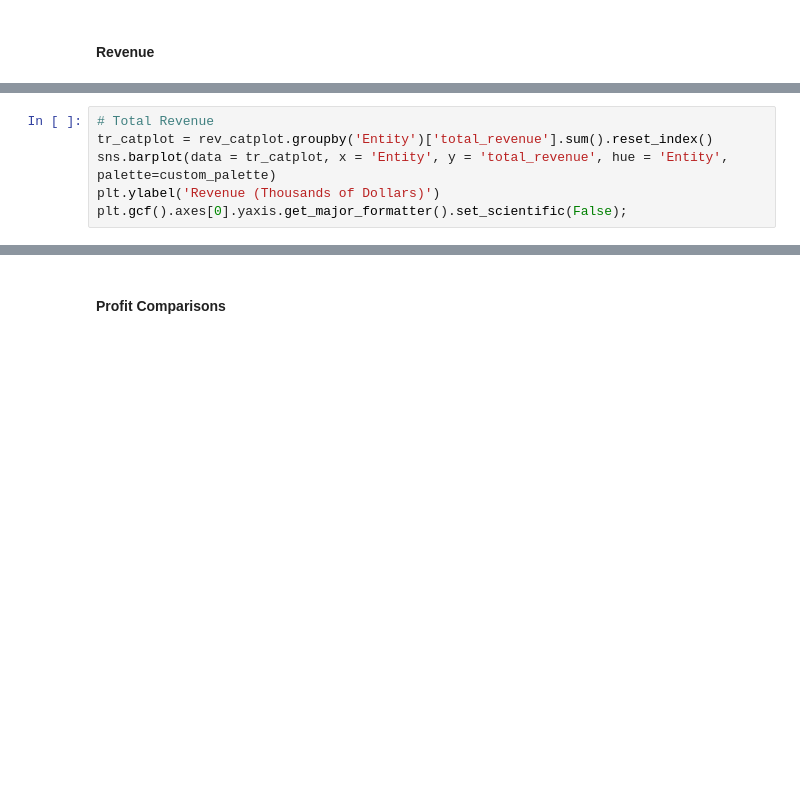
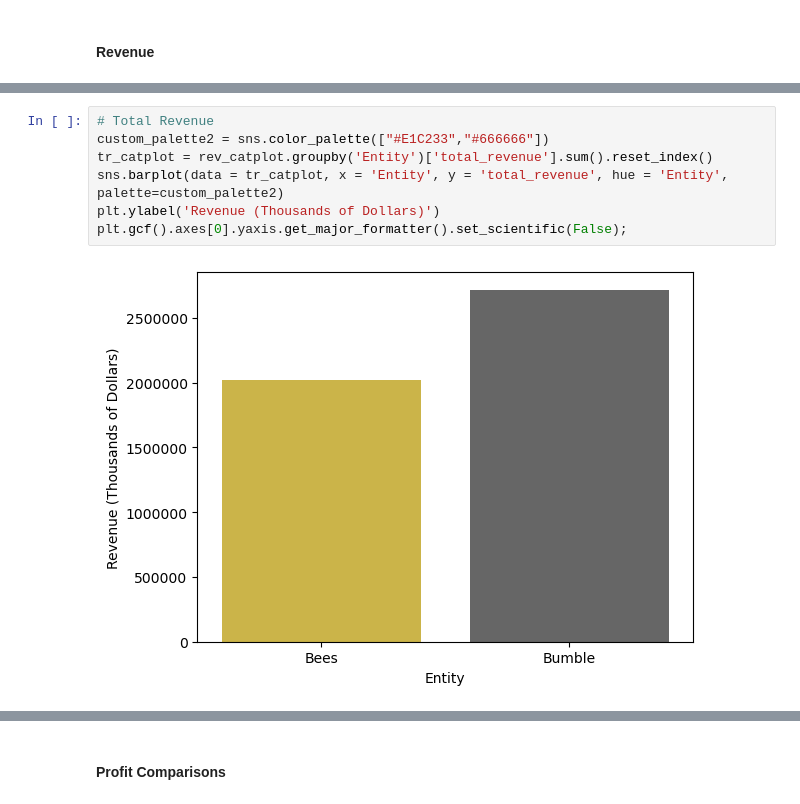
Before and after one commit to aubreepiep/bumble-vs-honeybees, a Jupyter notebook: notebooks/Capstone.ipynb, the cells around one changed output, grey strips where cells are left out. Cells and saved outputs as stored; diff of their text form; blank space fills up the shorter version.

Commit message:
0109 chart update

```diff
--- a/notebooks/Capstone.ipynb
+++ b/notebooks/Capstone.ipynb
@@ -259,9 +307,12 @@ plt.gca().yaxis.set_major_formatter(ticker.FuncFormatter(format_func));
 # %%
 # Total Revenue
+custom_palette2 = sns.color_palette(["#E1C233","#666666"])
 tr_catplot = rev_catplot.groupby('Entity')['total_revenue'].sum().reset_index()
-sns.barplot(data = tr_catplot, x = 'Entity', y = 'total_revenue', hue = 'Entity', palette=custom_palette)
+sns.barplot(data = tr_catplot, x = 'Entity', y = 'total_revenue', hue = 'Entity', palette=custom_palette2)
 plt.ylabel('Revenue (Thousands of Dollars)')
 plt.gcf().axes[0].yaxis.get_major_formatter().set_scientific(False);
+# %% [output]
+[figure, added]
 # %%
 #Reformatted as Billions
 #Total Revenue
```
Also changed, not shown: parts of 22 cells of this notebook.
